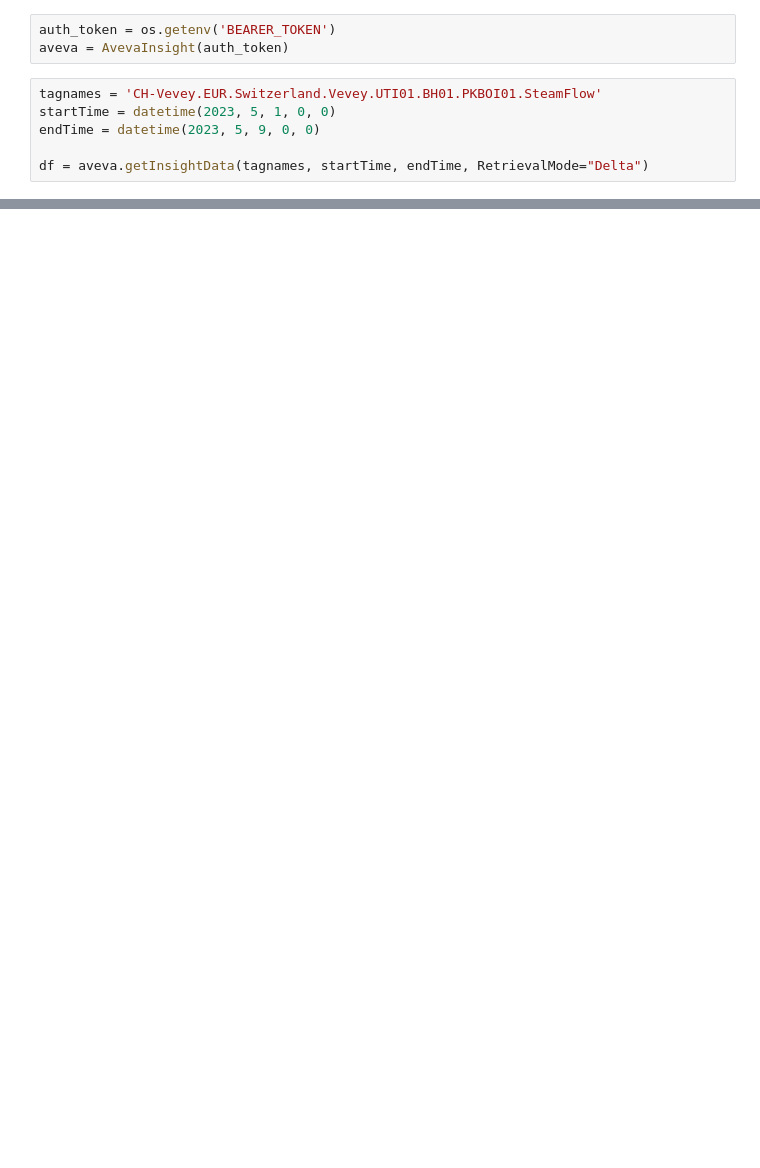
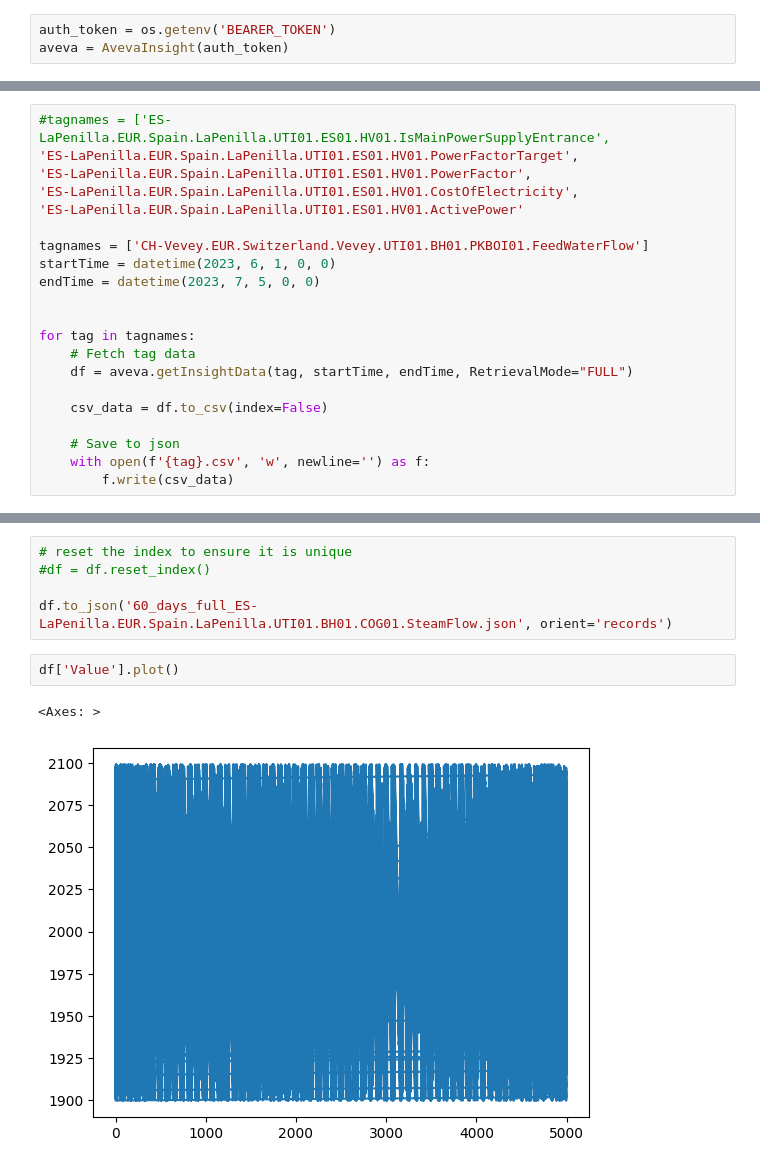
Before and after one commit to olivervarosanec/AVEVAInsightPythonLibrary, a Jupyter notebook: AvevaInsightGetData.ipynb, the cells around one changed output, grey strips where cells are left out. Drawn from its saved outputs; the diff is of its cells as text; blank space fills up the shorter version.

```diff
--- a/AvevaInsightGetData.ipynb
+++ b/AvevaInsightGetData.ipynb
@@ -9,9 +10,3 @@ load_dotenv()
 # %%
 auth_token = os.getenv('BEARER_TOKEN')
 aveva = AvevaInsight(auth_token)
-# %%
-tagnames = 'CH-Vevey.EUR.Switzerland.Vevey.UTI01.BH01.PKBOI01.SteamFlow'
-startTime = datetime(2023, 5, 1, 0, 0)
-endTime = datetime(2023, 5, 9, 0, 0)
-
-df = aveva.getInsightData(tagnames, startTime, endTime, RetrievalMode="Delta")
@@ -35,0 +13,21 @@ df.head(10)
+# %%
+#tagnames = ['ES-LaPenilla.EUR.Spain.LaPenilla.UTI01.ES01.HV01.IsMainPowerSupplyEntrance',
+'ES-LaPenilla.EUR.Spain.LaPenilla.UTI01.ES01.HV01.PowerFactorTarget',
+'ES-LaPenilla.EUR.Spain.LaPenilla.UTI01.ES01.HV01.PowerFactor',
+'ES-LaPenilla.EUR.Spain.LaPenilla.UTI01.ES01.HV01.CostOfElectricity',
+'ES-LaPenilla.EUR.Spain.LaPenilla.UTI01.ES01.HV01.ActivePower'
+
+tagnames = ['CH-Vevey.EUR.Switzerland.Vevey.UTI01.BH01.PKBOI01.FeedWaterFlow']
+startTime = datetime(2023, 6, 1, 0, 0)
+endTime = datetime(2023, 7, 5, 0, 0)
+
+
+for tag in tagnames:
+    # Fetch tag data
+    df = aveva.getInsightData(tag, startTime, endTime, RetrievalMode="FULL")
+
+    csv_data = df.to_csv(index=False)
+
+    # Save to json
+    with open(f'{tag}.csv', 'w', newline='') as f:
+        f.write(csv_data)
@@ -36 +46,11 @@ df.head(10)
+# %%
+# reset the index to ensure it is unique
+#df = df.reset_index()
+
+df.to_json('60_days_full_ES-LaPenilla.EUR.Spain.LaPenilla.UTI01.BH01.COG01.SteamFlow.json', orient='records')
+# %%
+df['Value'].plot()
+# %% [output]
+<Axes: >
+[figure, added]
 # %%
```
Also changed, not shown: parts of 7 cells of this notebook, 1 other file.
